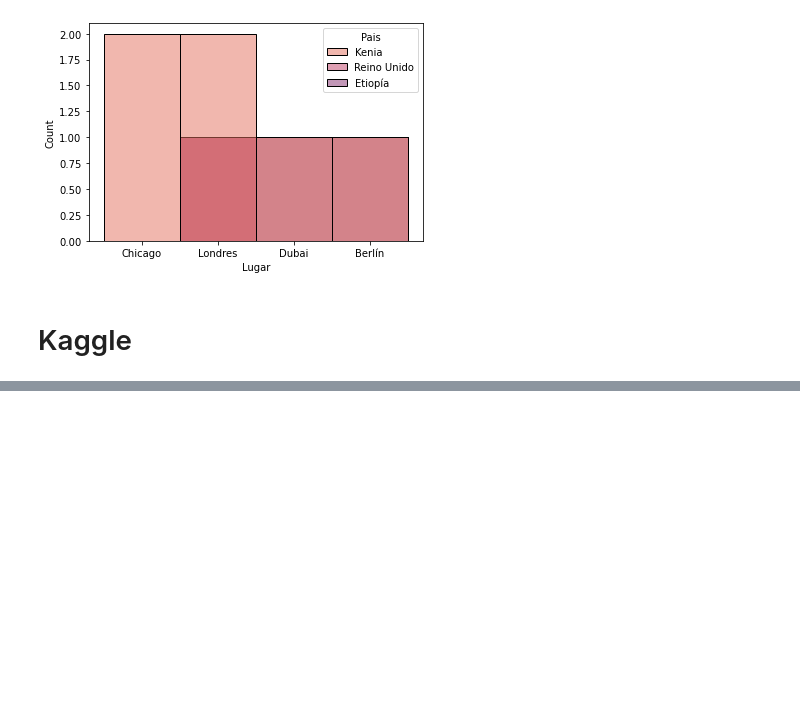
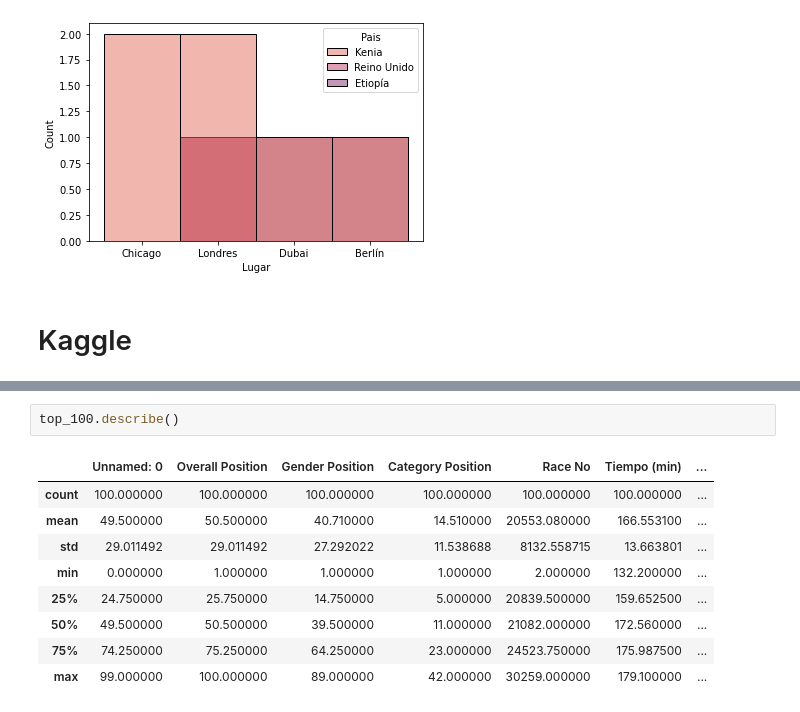
Before and after one commit to marcunu/API-Scrap, a Jupyter notebook: Visualization.ipynb, the cells around one changed output, grey strips where cells are left out. Saved outputs shown, nothing was run; the diff lists cells and outputs as text; blank space fills up the shorter version.

```diff
--- a/Visualization.ipynb
+++ b/Visualization.ipynb
@@ -145,0 +151,12 @@ sns.histplot(y = hkm1['Country '], color="orange")
+# %%
+top_100.describe()
+# %% [output]
+|  | Unnamed: 0 | Overall Position | Gender Position | Category Position | Race No | Tiempo (min) | ... |
+| count | 100.000000 | 100.000000 | 100.000000 | 100.000000 | 100.000000 | 100.000000 | ... |
+| mean | 49.500000 | 50.500000 | 40.710000 | 14.510000 | 20553.080000 | 166.553100 | ... |
+| std | 29.011492 | 29.011492 | 27.292022 | 11.538688 | 8132.558715 | 13.663801 | ... |
+| min | 0.000000 | 1.000000 | 1.000000 | 1.000000 | 2.000000 | 132.200000 | ... |
+| 25% | 24.750000 | 25.750000 | 14.750000 | 5.000000 | 20839.500000 | 159.652500 | ... |
+| 50% | 49.500000 | 50.500000 | 39.500000 | 11.000000 | 21082.000000 | 172.560000 | ... |
+| 75% | 74.250000 | 75.250000 | 64.250000 | 23.000000 | 24523.750000 | 175.987500 | ... |
+| max | 99.000000 | 100.000000 | 89.000000 | 42.000000 | 30259.000000 | 179.100000 | ... |
```
Also changed, not shown: parts of 14 cells of this notebook, 1 other file.
